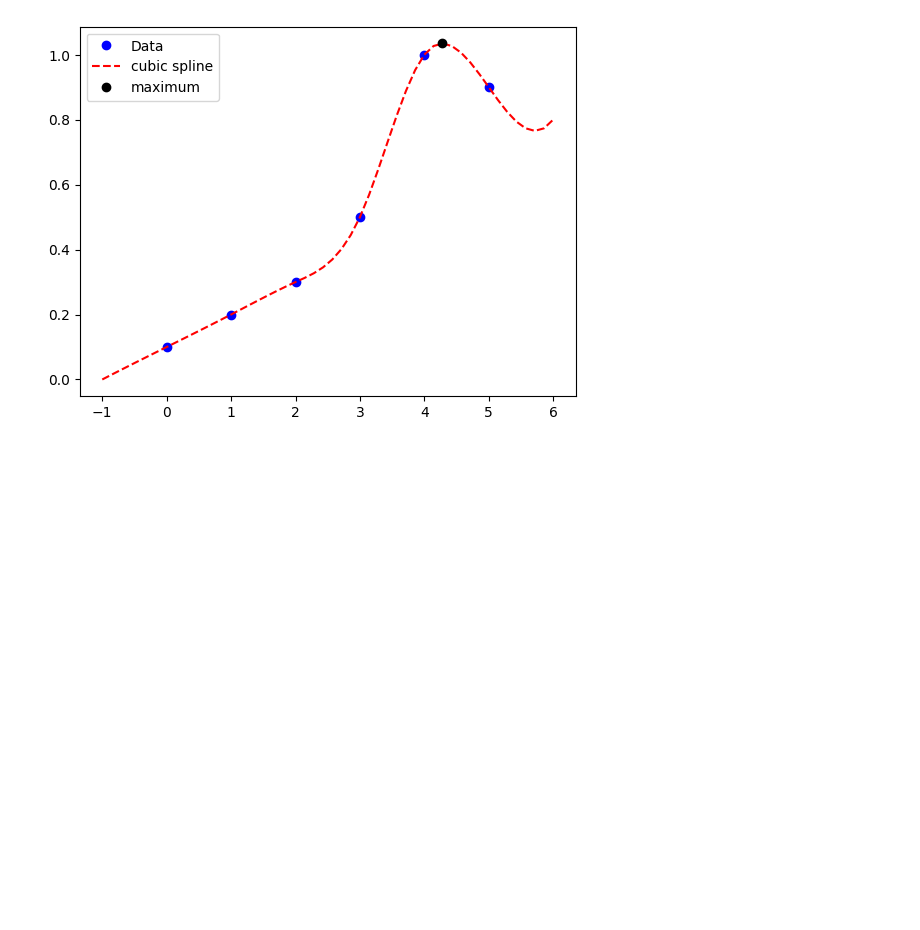
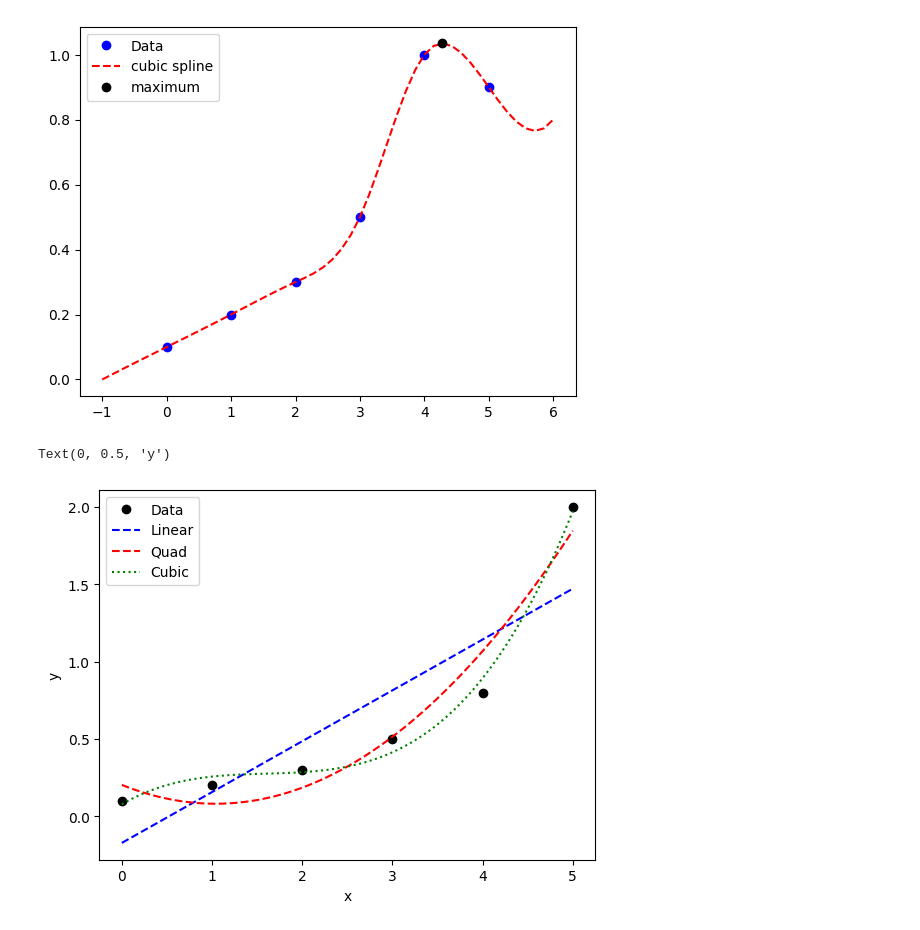
Before and after one commit to sackariaslunman/inverted-pendulum, a Jupyter notebook: src/python/test_gekko.ipynb, the cells around one changed output. Cells and saved outputs as stored; diff of their text form; code cells hidden in the pictures; blank space fills up the shorter version.

```diff
--- a/src/python/test_gekko.ipynb
+++ b/src/python/test_gekko.ipynb
@@ -108,0 +106,43 @@ plt.show()
+# %%
+# 5: Linear and Polynomial Regression
+# https://www.youtube.com/watch?v=P7lHkcKrn1k&list=PLLBUgWXdTBDjxcpH9hRuq-bsm_ti2UvoB&index=5
+
+xm = np.array([0,1,2,3,4,5])
+ym = np.array([0.1,0.2,0.3,0.5,0.8,2.0])
+
+m = GEKKO(remote=False)
+m.options.IMODE = 2
+
+c = [m.FV(value=0) for i in range(4)]
+x = m.Param(value=xm)
+y = m.CV(value=ym)
+y.FSTATUS = 1
+m.Equation(y==c[0]+c[1]*x+c[2]*x**2+c[3]*x**3)
+
+c[0].STATUS = 1
+c[1].STATUS = 1
+m.options.EV_TYPE = 2
+m.solve(disp=False)
+p1 = [c[1].VALUE[0],c[0].VALUE[0]]
+
+c[2].STATUS = 1
+m.solve(disp=False)
+p2 = [c[2].VALUE[0],c[1].VALUE[0],c[0].VALUE[0]]
+
+c[3].STATUS = 1
+m.solve(disp=False)
+p3 = [c[3].VALUE[0],c[2].VALUE[0],c[1].VALUE[0],c[0].VALUE[0]]
+
+xp = np.linspace(0,5,100)
+
+# plot data
+plt.plot(xm, ym, "ko", label="Data")
+plt.plot(xp,np.polyval(p1,xp),"b--",label="Linear")
+plt.plot(xp,np.polyval(p2,xp),"r--",label="Quad")
+plt.plot(xp,np.polyval(p3,xp),"g:",label="Cubic")
+plt.legend()
+plt.xlabel("x")
+plt.ylabel("y")
+# %% [output]
+Text(0, 0.5, 'y')
+[figure, added]
```
Also changed, not shown: parts of 11 cells of this notebook, 26 other files.
